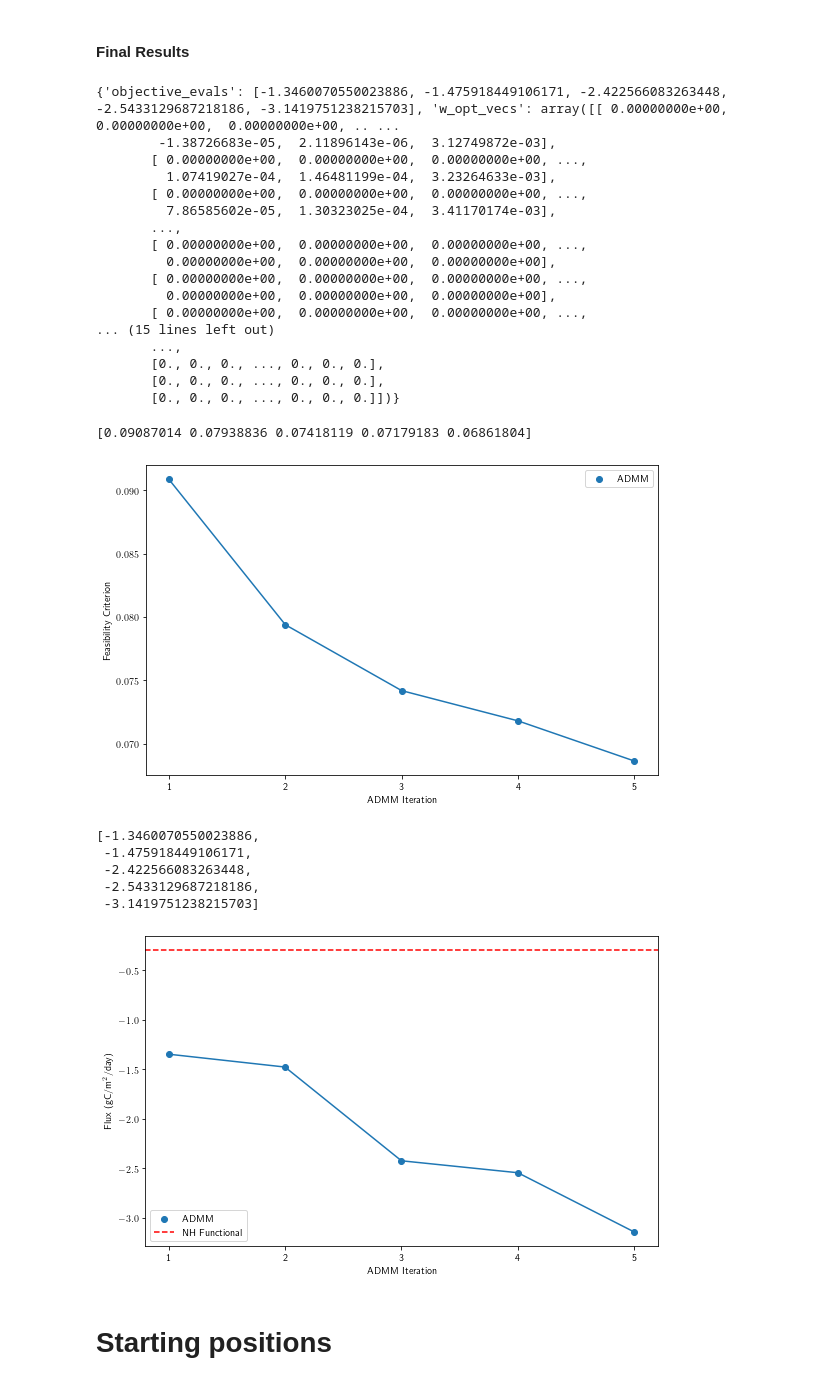
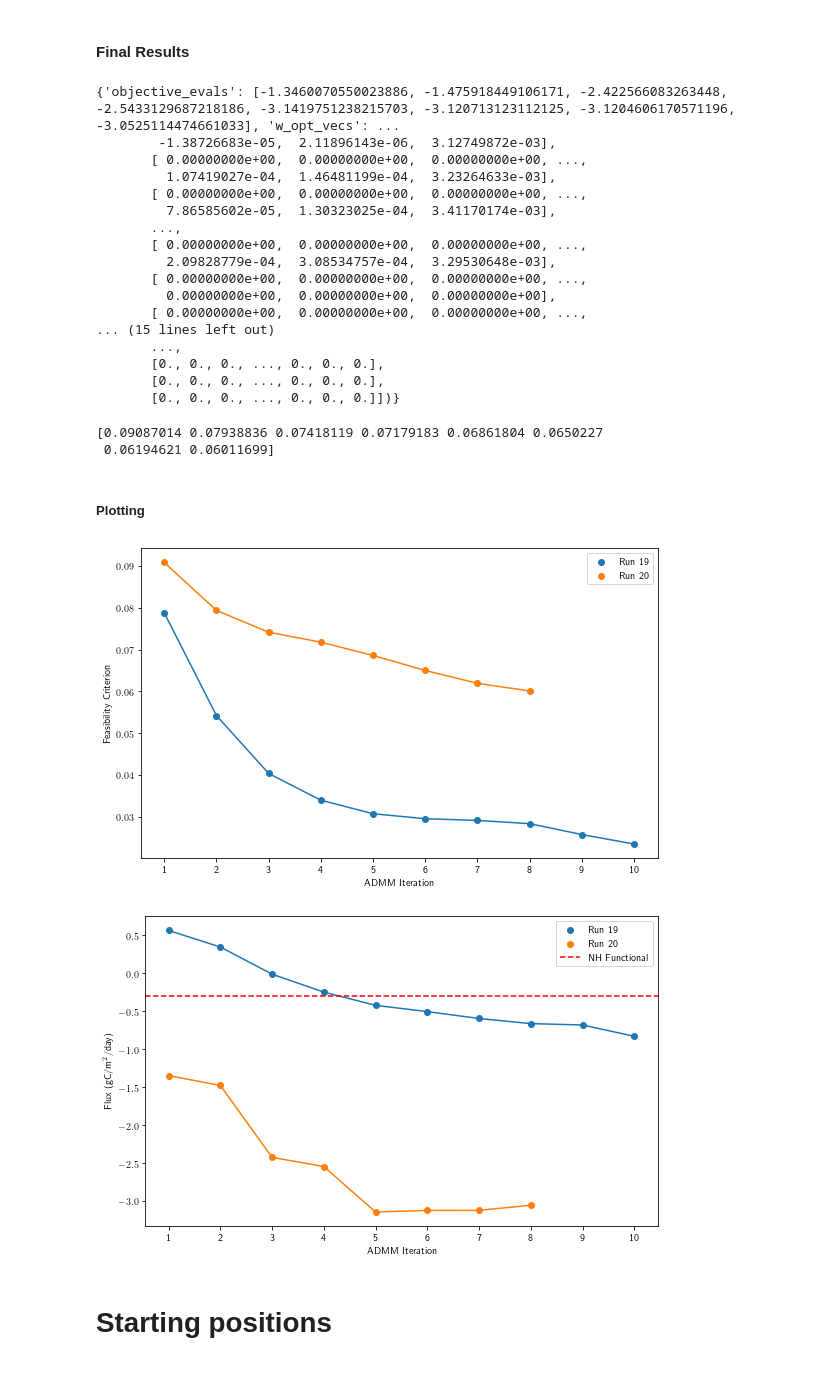
Before and after one commit to mcstanle/cf_inversion_sb_admm, a Jupyter notebook: output_investigations_20.ipynb, the cells around one changed output. Drawn from its saved outputs; the diff is of its cells as text; code cells hidden in the pictures.

```diff
--- a/output_investigations_20.ipynb
+++ b/output_investigations_20.ipynb
@@ -238,11 +238,11 @@ plt.show()
 #### Final Results
 # %%
 # final results from the previous run
-with open(BASE_DIR + '/20/opt_output_04.pkl', 'rb') as f:
+with open(BASE_DIR + '/20/opt_output_07.pkl', 'rb') as f:
     final_res = pickle.load(f)
 print(final_res)
 # %% [output]
-{'objective_evals': [-1.3460070550023886, -1.475918449106171, -2.422566083263448, -2.5433129687218186, -3.1419751238215703], 'w_opt_vecs': array([[ 0.00000000e+00,  0.00000000e+00,  0.00000000e+00, .. ...
+{'objective_evals': [-1.3460070550023886, -1.475918449106171, -2.422566083263448, -2.5433129687218186, -3.1419751238215703, -3.120713123112125, -3.1204606170571196, -3.0525114474661033], 'w_opt_vecs': ...
         -1.38726683e-05,  2.11896143e-06,  3.12749872e-03],
        [ 0.00000000e+00,  0.00000000e+00,  0.00000000e+00, ...,
          1.07419027e-04,  1.46481199e-04,  3.23264633e-03],
@@ -250,7 +250,7 @@ print(final_res)
          7.86585602e-05,  1.30323025e-04,  3.41170174e-03],
        ...,
        [ 0.00000000e+00,  0.00000000e+00,  0.00000000e+00, ...,
-         0.00000000e+00,  0.00000000e+00,  0.00000000e+00],
+         2.09828779e-04,  3.08534757e-04,  3.29530648e-03],
        [ 0.00000000e+00,  0.00000000e+00,  0.00000000e+00, ...,
          0.00000000e+00,  0.00000000e+00,  0.00000000e+00],
        [ 0.00000000e+00,  0.00000000e+00,  0.00000000e+00, ...,
@@ -260,51 +260,59 @@ print(final_res)
        [0., 0., 0., ..., 0., 0., 0.],
        [0., 0., 0., ..., 0., 0., 0.]])}
 # %%
-NUM_ITERS = 5
+NUM_ITERS = 8
 feasibility = np.zeros(NUM_ITERS)
 for i in range(NUM_ITERS):
     feasibility[i] = np.linalg.norm(h - A.T @ final_res['c_opt_vecs'][i] - final_res['KTw_vecs'][i])
 print(feasibility)
 # %% [output]
-[0.09087014 0.07938836 0.07418119 0.07179183 0.06861804]
+[0.09087014 0.07938836 0.07418119 0.07179183 0.06861804 0.0650227
+ 0.06194621 0.06011699]
+# %% [markdown]
+##### Plotting
+# %%
+# import results from run 19 to plot together
+with open(BASE_DIR + '/19/final_results.pkl', 'rb') as f:
+    final_res_19 = pickle.load(f)
+
+NUM_ITERS_19 = 10
+feasibility_19 = np.zeros(NUM_ITERS_19)
+for i in range(NUM_ITERS_19):
+    feasibility_19[i] = np.linalg.norm(h - A.T @ final_res_19['c_opt_output']['vectors'][i] - final_res_19['KTw_vecs'][i])
 # %%
 plt.figure(figsize=(8, 5))
+plt.plot(np.arange(1, NUM_ITERS_19 + 1), feasibility_19)
 plt.plot(np.arange(1, NUM_ITERS + 1), feasibility)
-plt.scatter(np.arange(1, NUM_ITERS + 1), feasibility, label='ADMM')
+plt.scatter(np.arange(1, NUM_ITERS_19 + 1), feasibility_19, label='Run 19')
+plt.scatter(np.arange(1, NUM_ITERS + 1), feasibility, label='Run 20')
 
-plt.xticks(ticks=np.arange(1, NUM_ITERS + 1), labels=np.arange(1, NUM_ITERS + 1))
+plt.xticks(ticks=np.arange(1, NUM_ITERS_19 + 1), labels=np.arange(1, NUM_ITERS_19 + 1))
 plt.xlabel('ADMM Iteration')
 plt.ylabel('Feasibility Criterion')
 plt.legend()
 plt.tight_layout()
-plt.savefig(SAVE_FIG_BASE + '/feasibility_progress.png', dpi=300)
+# plt.savefig(SAVE_FIG_BASE + '/feasibility_progress.png', dpi=300)
 plt.show()
 # %% [output]
-[figure, old version]
+[figure, new version]
-# %%
-final_res['objective_evals']
-# %% [output]
-[-1.3460070550023886,
- -1.475918449106171,
- -2.422566083263448,
- -2.5433129687218186,
- -3.1419751238215703]
 # %%
 plt.figure(figsize=(8, 5))
+plt.plot(np.arange(1, NUM_ITERS_19 + 1), final_res_19['objective_evals'])
 plt.plot(np.arange(1, NUM_ITERS + 1), final_res['objective_evals'])
-plt.scatter(np.arange(1, NUM_ITERS + 1), final_res['objective_evals'], label='ADMM')
+plt.scatter(np.arange(1, NUM_ITERS_19 + 1), final_res_19['objective_evals'], label='Run 19')
+plt.scatter(np.arange(1, NUM_ITERS + 1), final_res['objective_evals'], label='Run 20')
 plt.axhline(true_func_val, linestyle='--', label='NH Functional', color='red')
 
-plt.xticks(ticks=np.arange(1, NUM_ITERS + 1), labels=np.arange(1, NUM_ITERS + 1))
+plt.xticks(ticks=np.arange(1, NUM_ITERS_19 + 1), labels=np.arange(1, NUM_ITERS_19 + 1))
 # plt.ylim(-1, 1)
 plt.xlabel('ADMM Iteration')
 plt.ylabel('Flux (gC/m$^2$/day)')
 plt.legend()
 plt.tight_layout()
-plt.savefig(SAVE_FIG_BASE + '/endpoint_progress.png', dpi=300)
+# plt.savefig(SAVE_FIG_BASE + '/endpoint_progress.png', dpi=300)
 plt.show()
 # %% [output]
-[figure, old version]
+[figure, new version]
 # %% [markdown]
 # Starting positions
 # %% [markdown]
```
Also changed, not shown: parts of 4 cells of this notebook, 1 other file.
